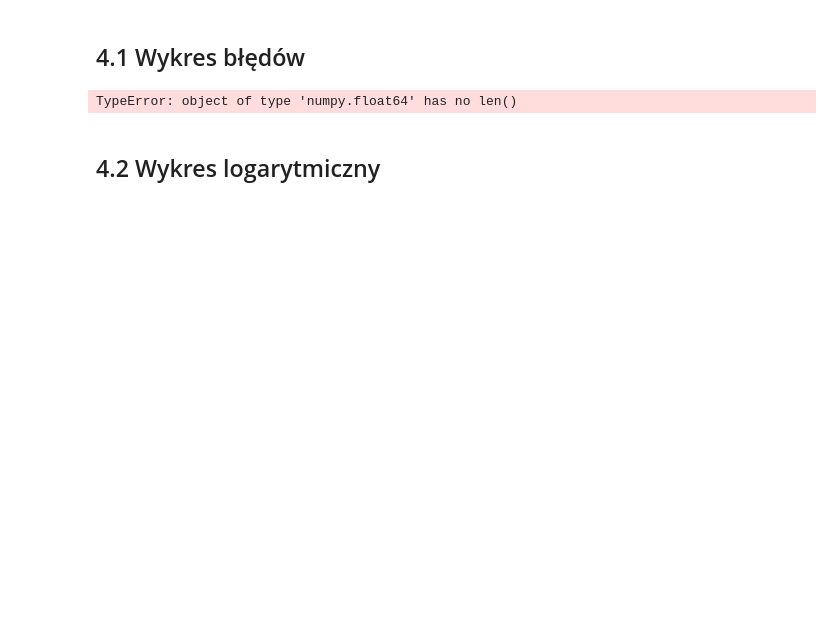
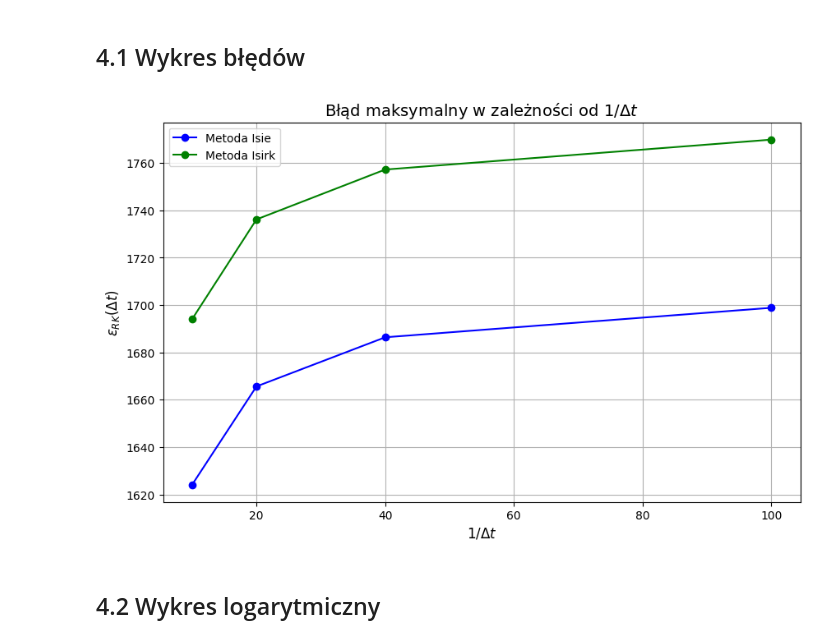
Before and after one commit to 277465/Modelowanie-Pandemii-Sars-cov-19, a Jupyter notebook: projekt.ipynb, the cells around one changed output. Drawn from its saved outputs; the diff is of its cells as text; code cells hidden in the pictures; blank space fills up the shorter version.

```diff
--- a/projekt.ipynb
+++ b/projekt.ipynb
@@ -835,9 +806,9 @@ import matplotlib.pyplot as plt
 
 # Dane przykładowe
 delta_t_values = np.array([0.1, 0.05, 0.025, 0.01])  # Wartości kroku czasowego
-inv_delta_t = 1 / delta_t_values                     # Odwrotność kroku czasowego
-T = 36                                          # Maksymalny czas symulacji
-IsiAN = (N * I0 * e**(N * best_beta * T)) / (N + I0 * (e**(N * best_beta * T) - 1))
+inv_delta_t = 1/delta_t_values                     # Odwrotność kroku czasowego
+T = 50                                              # Maksymalny czas symulacji
+
 # Wyniki analityczne I(t) (przy większej dokładności czasu)
 t_high_res = np.linspace(0, T, 1000)
 IsiAN_high_res = np.interp(t_high_res, np.linspace(0, T, len(IsiAN)), IsiAN)  # Interpolacja
@@ -852,34 +823,34 @@ for dt in delta_t_values:
     # Interpolacja wyników analitycznych w punktach numerycznych
     IsiAN_interp = np.interp(t_num, t_high_res, IsiAN_high_res)
 
     # Interpolacja wyników numerycznych dla Isie i Isirk
     Isie_interp = np.interp(t_num, np.linspace(0, T, len(Iesi)), Iesi)
     Isirk_interp = np.interp(t_num, np.linspace(0, T, len(Irksi)), Irksi)
 
     # Obliczanie błędów maksymalnych
     epsilon_sie.append(np.max(np.abs(IsiAN_interp - Isie_interp)))
     epsilon_sirk.append(np.max(np.abs(IsiAN_interp - Isirk_interp)))
 
 # Wykres
 plt.figure(figsize=(10, 6))
 
 # Wykres dla metody Isie
 plt.plot(inv_delta_t, epsilon_sie, label='Metoda Isie', marker='o', linestyle='-', color='blue')
 
 # Wykres dla metody Isirk
 plt.plot(inv_delta_t, epsilon_sirk, label='Metoda Isirk', marker='o', linestyle='-', color='green')
 
 # Dodanie szczegółów do wykresu
 plt.xlabel('$1/\\Delta t$', fontsize=12)
 plt.ylabel('$\\epsilon_{RK}(\\Delta t)$', fontsize=12)
 plt.title('Błąd maksymalny w zależności od $1/\\Delta t$', fontsize=14)
 plt.legend(fontsize=10)
 plt.grid(True)
 
 # Wyświetlenie wykresu
 plt.show()
 # %% [output]
-TypeError: object of type 'numpy.float64' has no len()
+[figure, added]
 # %% [markdown]
 ## 4.2 Wykres logarytmiczny
 # %%
```
Also changed, not shown: parts of 5 cells of this notebook, 1 other file.
